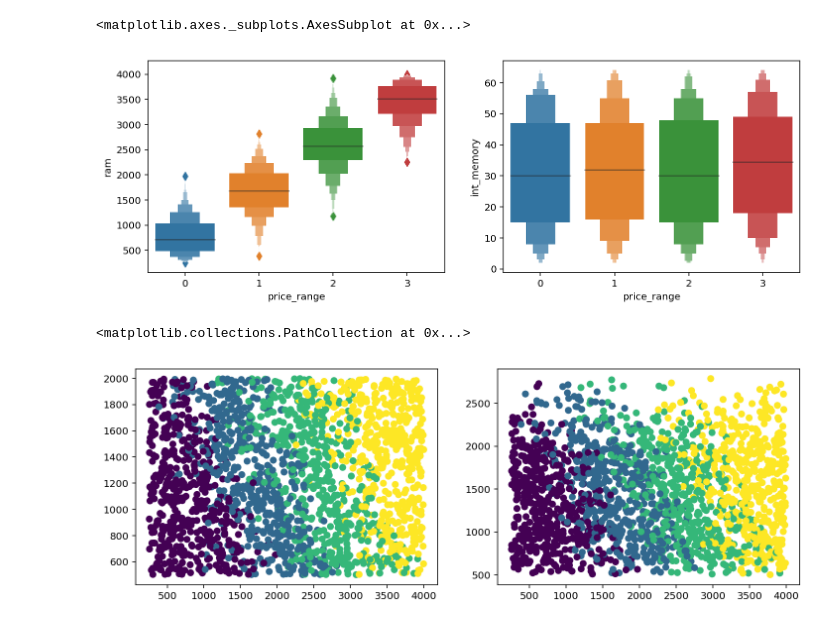
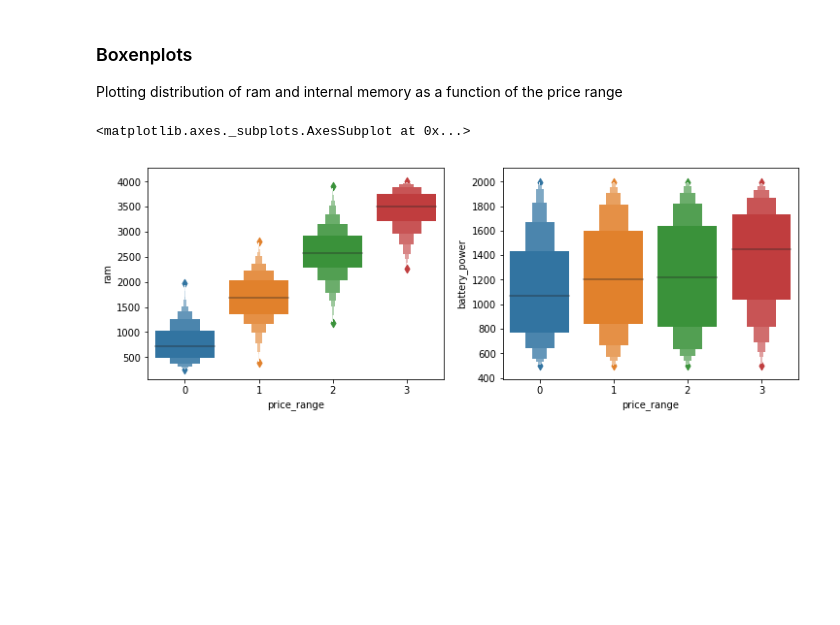
Before and after one commit to AndreaAmico/kaggle, a Jupyter notebook: mobile/mobile.ipynb, the cells around one changed output. Drawn from its saved outputs; the diff is of its cells as text; code cells hidden in the pictures; blank space fills up the shorter version.

Commit message:
Refactor (mobile): fixed bug with 2d plot, added seaborn pairplot

```diff
--- a/mobile/mobile.ipynb
+++ b/mobile/mobile.ipynb
@@ -41,16 +74,12 @@ sns.heatmap(corr, annot=True, cmap=sns.diverging_palette(200, 15, as_cmap=True),
+# %% [markdown]
+### Boxenplots
+
+Plotting distribution of ram and internal memory as a function of the price range
 # %%
 fig, (ax1, ax2) = plt.subplots(1, 2, figsize=(12, 4))
 
 sns.boxenplot(x="price_range", y="ram", data=df, ax=ax1)
-sns.boxenplot(x="price_range", y="int_memory", data=df, ax=ax2)
+sns.boxenplot(x="price_range", y="battery_power", data=df, ax=ax2)
 # %% [output]
 <matplotlib.axes._subplots.AxesSubplot at 0x...>
-[figure, old version]
+[figure, new version]
-# %%
-fig, (ax1, ax2) = plt.subplots(1, 2, figsize=(12, 4))
-
-ax1.scatter(df.ram, df.battery_power, c=df.price_range)
-ax2.scatter(df.ram, df.diag, c=df.price_range)
-# %% [output]
-<matplotlib.collections.PathCollection at 0x...>
-[figure, removed]
```
Also changed, not shown: parts of 22 cells of this notebook.
